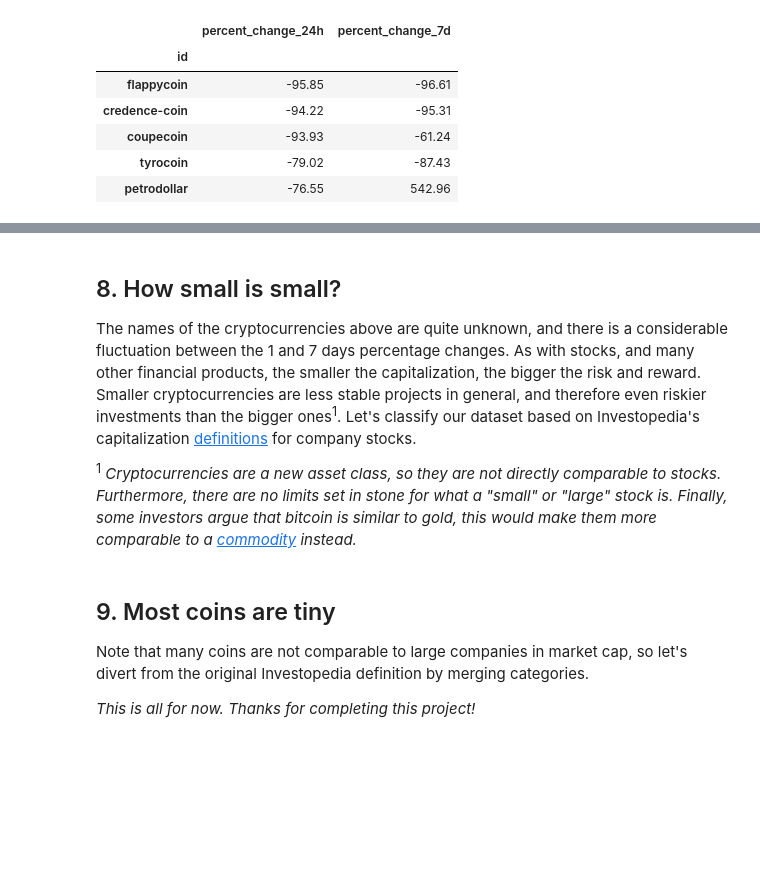
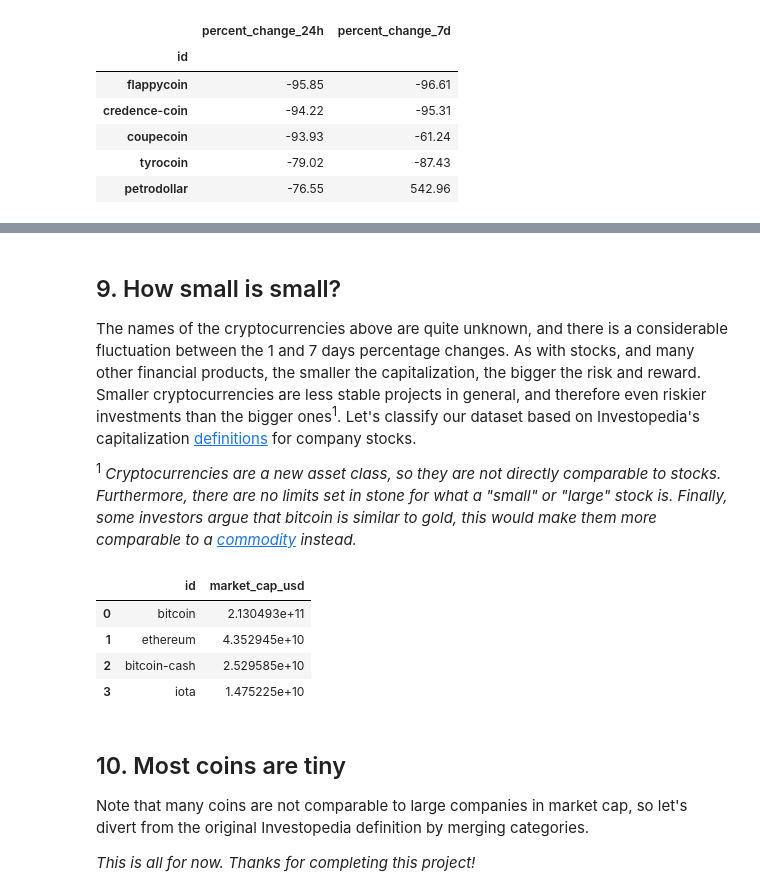
Before and after one commit to sami239/mini-projet, a Jupyter notebook: notebook.ipynb, the cells around one changed output, grey strips where cells are left out. Drawn from its saved outputs; the diff is of its cells as text; code cells hidden in the pictures; blank space fills up the shorter version.

```diff
--- a/notebook.ipynb
+++ b/notebook.ipynb
@@ -10,22 +35,13 @@
 # %%
-# Importing pandas
-import pandas as pd
-
-# Importing matplotlib and setting aesthetics for plotting later.
-import matplotlib.pyplot as plt
-%matplotlib inline
-%config InlineBackend.figure_format = 'svg'
-plt.style.use('fivethirtyeight')
-
 # Reading datasets/coinmarketcap_06122017.csv into pandas
-dec6 = pd.read_csv('./Data/coinmarketcap_06122017.csv')
+dec6 = pd.read_csv('datasets/coinmarketcap_06122017.csv')
 
 # Selecting the 'id' and the 'market_cap_usd' columns
 market_cap_raw = dec6[['id', 'market_cap_usd']]
 
 # Counting the number of values
 # ... YOUR CODE FOR TASK 2 ...
-print(market_cap_raw.count())
+market_cap_raw.count()
 # %% [output]
 id                1326
 market_cap_usd    1031
@@ -53,15 +69,16 @@ TOP_CAP_TITLE = 'Top 10 market capitalization'
 TOP_CAP_YLABEL = '% of total cap'
 
 # Selecting the first 10 rows and setting the index
-cap10 = cap.iloc[:10].set_index('id')
+cap10 = cap.head(10).set_index(cap.id[:10])
 
 # Calculating market_cap_perc
-cap10 = cap10.assign(market_cap_perc = lambda x: (x.market_cap_usd / cap.market_cap_usd.sum()) * 100)
+cap10 = cap10.assign(market_cap_perc =
+                    lambda x: (x.market_cap_usd / cap.market_cap_usd.sum()) * 100)
 
 # Plotting the barplot with the title defined above
-ax =cap10.plot.bar(title=TOP_CAP_TITLE)
+ax = cap10.plot.bar(x = 'id', y = 'market_cap_perc', title = TOP_CAP_TITLE)
 
 # Annotating the y axis with the label defined above
 # ... YOUR CODE FOR TASK 4 ...
-ax.set_ylabel(TOP_CAP_YLABEL);
+ax.set_ylabel(TOP_CAP_YLABEL)
 # %% [output]
@@ -158,15 +178,22 @@ fig, ax = ...
 # %% [markdown]
-## 8. How small is small?
+## 9. How small is small?
 <p>The names of the cryptocurrencies above are quite unknown, and there is a considerable fluctuation between the 1 and 7 days percentage changes. As with stocks, and many other financial products, the smaller the capitalization, the bigger the risk and reward. Smaller cryptocurrencies are less stable projects in general, and therefore even riskier investments than the bigger ones<sup>1</sup>. Let's classify our dataset based on Investopedia's capitalization <a href="https://www.investopedia.com/video/play/large-cap/">definitions</a> for company stocks. </p>
 <p><sup>1</sup> <em>Cryptocurrencies are a new asset class, so they are not directly comparable to stocks. Furthermore, there are no limits set in stone for what a "small" or "large" stock is. Finally, some investors argue that bitcoin is similar to gold, this would make them more comparable to a <a href="https://www.investopedia.com/terms/c/commodity.asp">commodity</a> instead.</em></p>
 # %%
 # Selecting everything bigger than 10 billion
-largecaps = ...
+largecaps = cap.query('market_cap_usd > 10000000000')
 
 # Printing out largecaps
 # ... YOUR CODE FOR TASK 9 ...
+largecaps
+# %% [output]
+|  | id | market_cap_usd |
+| 0 | bitcoin | 2.130493e+11 |
+| 1 | ethereum | 4.352945e+10 |
+| 2 | bitcoin-cash | 2.529585e+10 |
+| 3 | iota | 1.475225e+10 |
 # %% [markdown]
-## 9. Most coins are tiny
+## 10. Most coins are tiny
 <p>Note that many coins are not comparable to large companies in market cap, so let's divert from the original Investopedia definition by merging categories.</p>
 <p><em>This is all for now. Thanks for completing this project!</em></p>
 # %%
```
Also changed, not shown: parts of 15 cells of this notebook.
